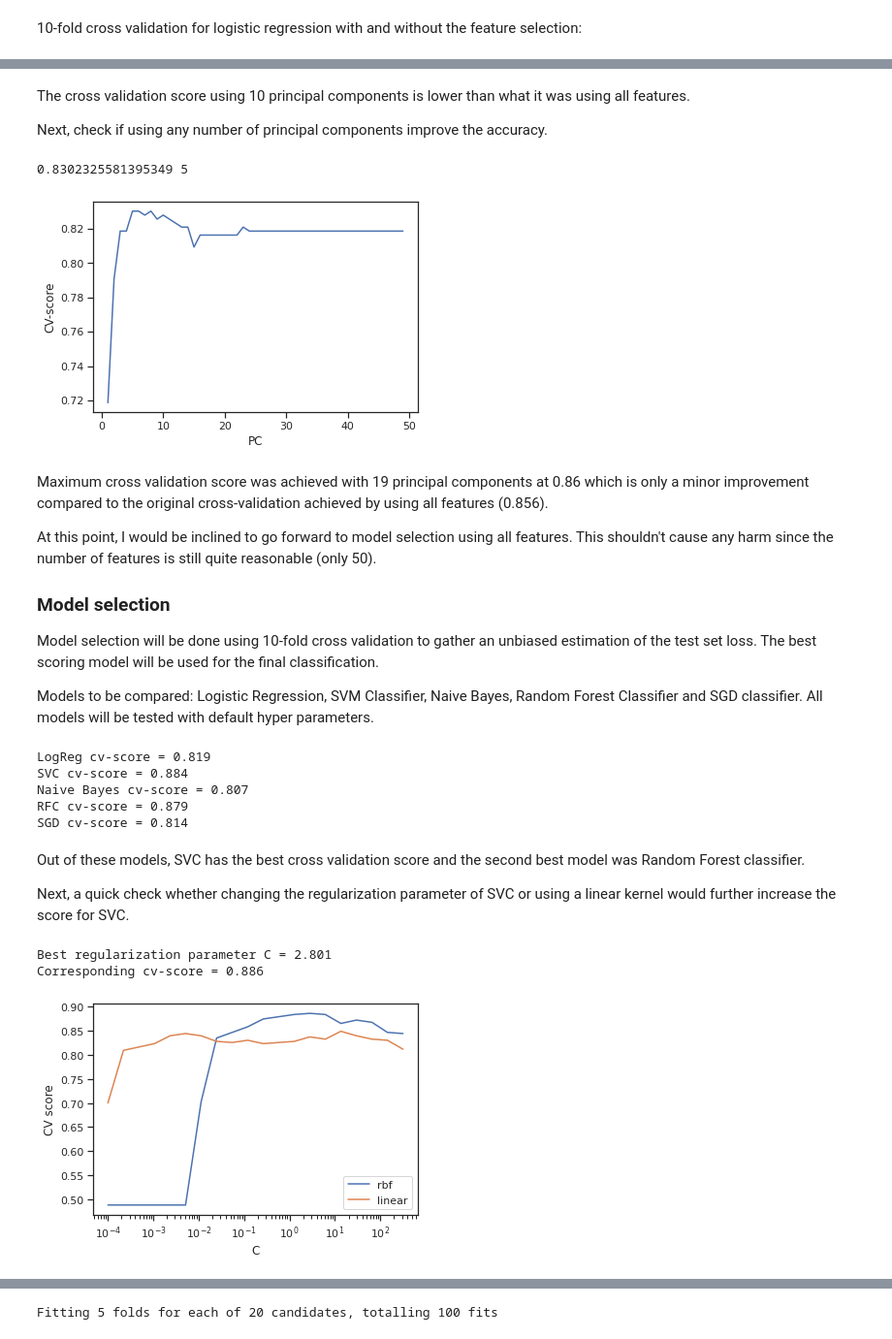
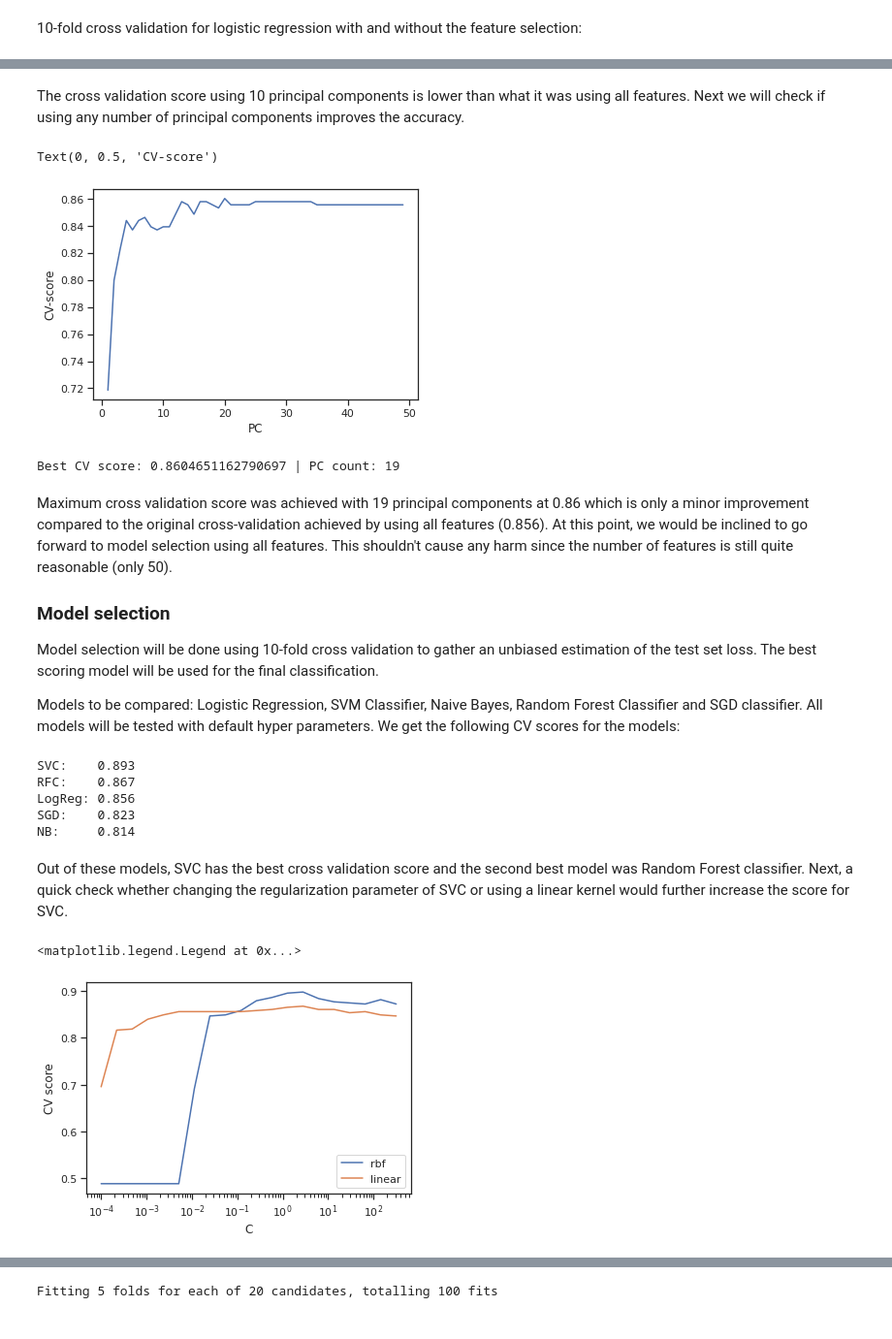
Before and after one commit to vkopio/iml-term-project, a Jupyter notebook: final_report.ipynb, the cells around one changed output, grey strips where cells are left out. Shown at 97% size. Cells and saved outputs as stored; diff of their text form; code cells hidden in the pictures.

Commit message:
Binary classifier presentation formatting.

```diff
--- a/final_report.ipynb
+++ b/final_report.ipynb
@@ -226,82 +226,75 @@ print(cross_val_score(LogisticRegression(), components_10, y, cv=10).mean())
 # %% [markdown]
-The cross validation score using 10 principal components is lower than what it was using all features.
-
-Next, check if using any number of principal components improve the accuracy.
+The cross validation score using 10 principal components is lower than what it was using all features. Next we will check if using any number of principal components improves the accuracy.
 # %%
 cv_scores_pca = []
 
 # For all PCA dimensions, calculate the cross validation score
 for i in range(1,50):
     pcai = PCA(i)
-    components_i = pcai.fit_transform(X, y)
-    cv_scores_pca.append(cross_val_score(LogisticRegression(), components_i, y, cv=10).mean())
+    components_i = pcai.fit_transform(training_data, training_labels['class2'])
+    cv_scores_pca.append(cross_val_score(LogisticRegression(), components_i, training_labels['class2'], cv=10).mean())
 
 # Plot cross validation score as a function of principal components used.
 plt.plot(range(1, 50), cv_scores_pca)
 plt.xlabel("PC")
 plt.ylabel("CV-score")
-
-# Print optimal cross validation score and corresponding amount of principal components
-print(np.max(cv_scores_pca), np.argmax(cv_scores_pca))
 # %% [output]
-0.8302325581395349 5
+Text(0, 0.5, 'CV-score')
-[figure, old version]
+[figure, new version]
+# %%
+# Print optimal cross validation score and corresponding amount of principal components
+print('Best CV score:', np.max(cv_scores_pca), '| PC count:', np.argmax(cv_scores_pca))
+# %% [output]
+Best CV score: 0.8604651162790697 | PC count: 19
 # %% [markdown]
-Maximum cross validation score was achieved with 19 principal components at 0.86 which is only a minor improvement compared to the original cross-validation achieved by using all features (0.856).
-
-At this point, I would be inclined to go forward to model selection using all features. This shouldn't cause any harm since the number of features is still quite reasonable (only 50).
+Maximum cross validation score was achieved with 19 principal components at 0.86 which is only a minor improvement compared to the original cross-validation achieved by using all features (0.856). At this point, we would be inclined to go forward to model selection using all features. This shouldn't cause any harm since the number of features is still quite reasonable (only 50).
 
 ### Model selection
 
 Model selection will be done using 10-fold cross validation to gather an unbiased estimation of the test set loss. The best scoring model will be used for the final classification.
 
-Models to be compared: Logistic Regression, SVM Classifier, Naive Bayes, Random Forest Classifier and SGD classifier. All models will be tested with default hyper parameters.
+Models to be compared: Logistic Regression, SVM Classifier, Naive Bayes, Random Forest Classifier and SGD classifier. All models will be tested with default hyper parameters. We get the following CV scores for the models:
 # %%
 # Calculate cross validation scores for all models
-logreg_cv = cross_val_score(LogisticRegression(), X, y, cv=10).mean()
-svc_cv = cross_val_score(SVC(), X, y, cv=10).mean()
-nb_cv = cross_val_score(GaussianNB(), X, y, cv=10).mean()
-rfc_cv = cross_val_score(RandomForestClassifier(), X, y, cv=10).mean()
-sgd_cv = cross_val_score(SGDClassifier(), X, y, cv=10).mean()
+logreg_cv = cross_val_score(LogisticRegression(), training_data, training_labels['class2'], cv=10).mean()
+svc_cv = cross_val_score(SVC(), training_data, training_labels['class2'], cv=10).mean()
+nb_cv = cross_val_score(GaussianNB(), training_data, training_labels['class2'], cv=10).mean()
+rfc_cv = cross_val_score(RandomForestClassifier(), training_data, training_labels['class2'], cv=10).mean()
+sgd_cv = cross_val_score(SGDClassifier(), training_data, training_labels['class2'], cv=10).mean()
 
-print(f"LogReg cv-score = {logreg_cv:.3f}")
-print(f"SVC cv-score = {svc_cv:.3f}")
-print(f"Naive Bayes cv-score = {nb_cv:.3f}")
-print(f"RFC cv-score = {rfc_cv:.3f}")
-print(f"SGD cv-score = {sgd_cv:.3f}")
+print(f"SVC:\t{svc_cv:.3f}")
+print(f"RFC:\t{rfc_cv:.3f}")
+print(f"LogReg:\t{logreg_cv:.3f}")
+print(f"SGD:\t{sgd_cv:.3f}")
+print(f"NB:\t{nb_cv:.3f}")
 # %% [output]
-LogReg cv-score = 0.819
-SVC cv-score = 0.884
-Naive Bayes cv-score = 0.807
-RFC cv-score = 0.879
-SGD cv-score = 0.814
+SVC:    0.893
+RFC:    0.867
+LogReg: 0.856
+SGD:    0.823
+NB:     0.814
 # %% [markdown]
-Out of these models, SVC has the best cross validation score and the second best model was Random Forest classifier.
-
-Next, a quick check whether changing the regularization parameter of SVC or using a linear kernel would further increase the score for SVC.
+Out of these models, SVC has the best cross validation score and the second best model was Random Forest classifier. Next, a quick check whether changing the regularization parameter of SVC or using a linear kernel would further increase the score for SVC.
 # %%
 # Define the range for regularization parameter search
 c_range = np.logspace(-4,2.5,20)
 ctest_cv_scores = []
 ctest_cv_scores_linear = []
 
 for c in c_range:
     # For each parameter value C, compute the 10-fold cross validation score
-    svci_cv = cross_val_score(SVC(C=c), X, y, cv=10).mean()
-    svci_cv_linear = cross_val_score(SVC(kernel="linear", C=c), X, y, cv=10).mean()
+    svci_cv = cross_val_score(SVC(C=c), training_data, training_labels['class2'], cv=10).mean()
+    svci_cv_linear = cross_val_score(SVC(kernel="linear", C=c), training_data, training_labels['class2'], cv=10).mean()
     ctest_cv_scores.append(svci_cv)
     ctest_cv_scores_linear.append(svci_cv_linear)
 
 plt.plot(c_range, ctest_cv_scores, label="rbf")
 plt.plot(c_range, ctest_cv_scores_linear, label="linear")
 
 plt.semilogx()
 plt.ylabel("CV score")
 plt.xlabel("C")
 plt.legend()
-print(f"Best regularization parameter C = {c_range[np.argmax(ctest_cv_scores)]:.3f}")
-print(f"Corresponding cv-score = {np.max(ctest_cv_scores):.3f}")
 # %% [output]
-Best regularization parameter C = 2.801
-Corresponding cv-score = 0.886
+<matplotlib.legend.Legend at 0x...>
-[figure, old version]
+[figure, new version]
```
Also changed, not shown: parts of 8 cells of this notebook.
